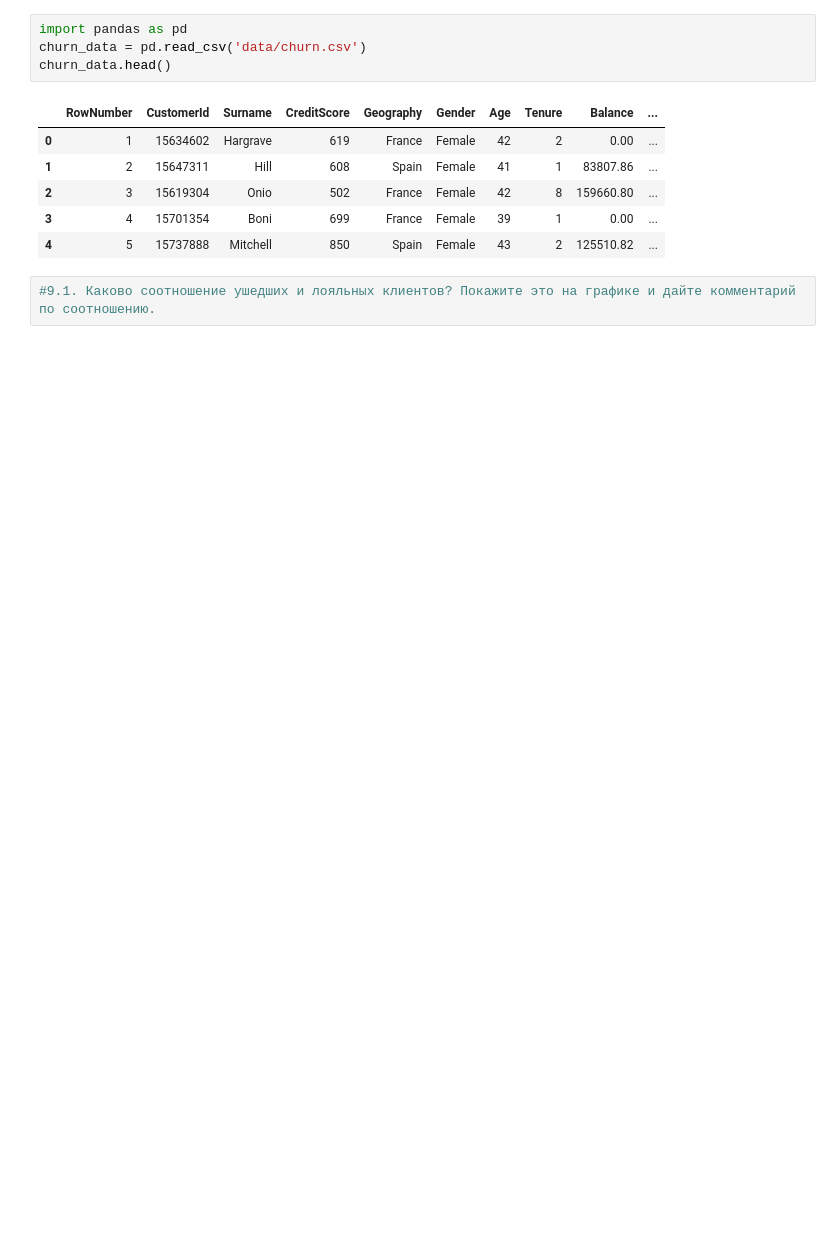
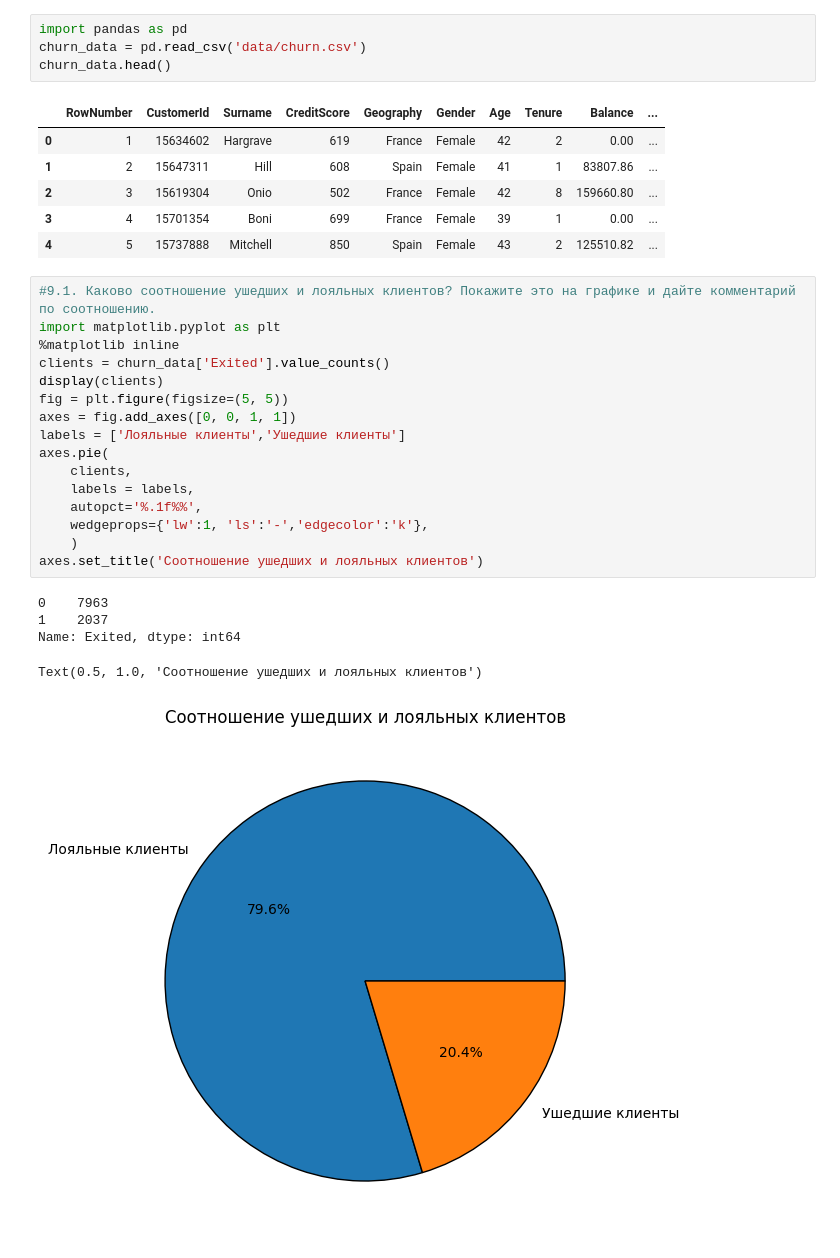
Before and after one commit to 78doors/DS-practice-, a Jupyter notebook: project_2/.ipynb, the cells around one changed output. Saved outputs shown, nothing was run; the diff lists cells and outputs as text; blank space fills up the shorter version.

```diff
--- a/project_2/.ipynb
+++ b/project_2/.ipynb
@@ -9,5 +9,25 @@ churn_data.head()
 | 2 | 3 | 15619304 | Onio | 502 | France | Female | 42 | 8 | 159660.80 | ... |
 | 3 | 4 | 15701354 | Boni | 699 | France | Female | 39 | 1 | 0.00 | ... |
 | 4 | 5 | 15737888 | Mitchell | 850 | Spain | Female | 43 | 2 | 125510.82 | ... |
-# %%
-#9.1. Каково соотношение ушедших и лояльных клиентов? Покажите это на графике и дайте комментарий по соотношению.
+# %%
+#9.1. Каково соотношение ушедших и лояльных клиентов? Покажите это на графике и дайте комментарий по соотношению.
+import matplotlib.pyplot as plt
+%matplotlib inline
+clients = churn_data['Exited'].value_counts()
+display(clients)
+fig = plt.figure(figsize=(5, 5))
+axes = fig.add_axes([0, 0, 1, 1])
+labels = ['Лояльные клиенты','Ушедшие клиенты']
+axes.pie(
+    clients,
+    labels = labels,
+    autopct='%.1f%%',
+    wedgeprops={'lw':1, 'ls':'-','edgecolor':'k'},
+    )
+axes.set_title('Соотношение ушедших и лояльных клиентов')
+# %% [output]
+0    7963
+1    2037
+Name: Exited, dtype: int64
+Text(0.5, 1.0, 'Соотношение ушедших и лояльных клиентов')
+[figure, added]
```
Also changed, not shown: parts of 5 cells of this notebook, 4 other files.
